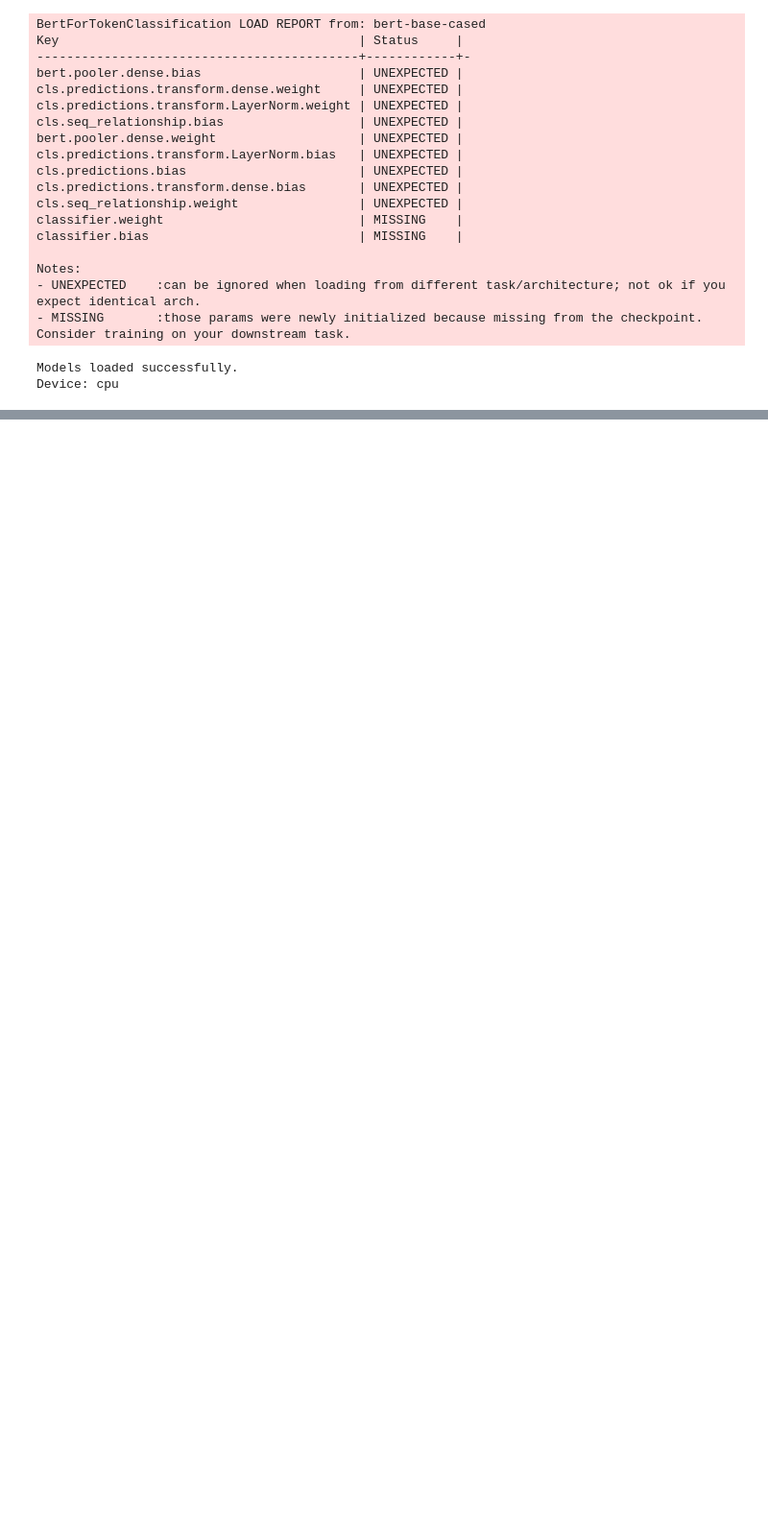
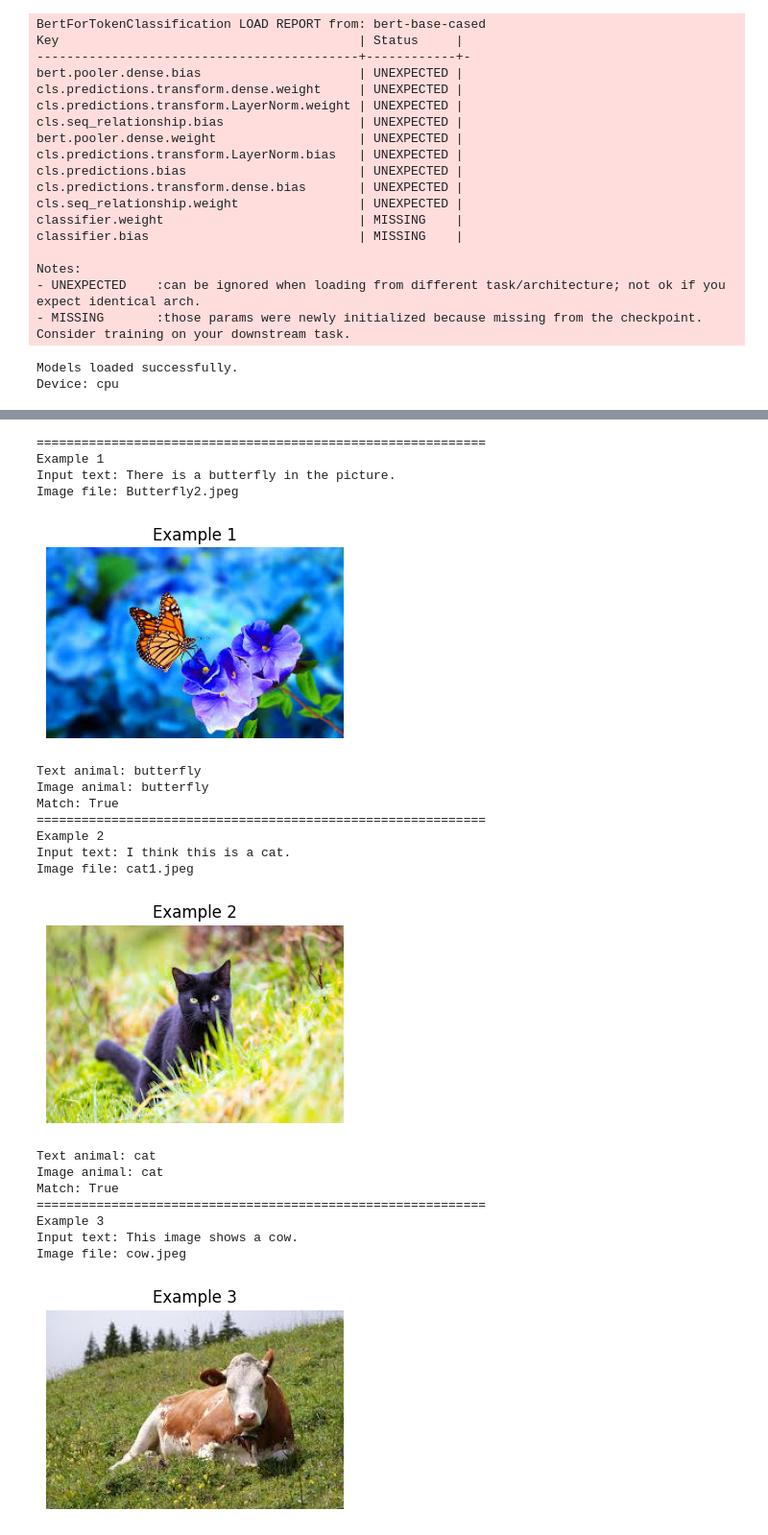
Before and after one commit to novokhatskyi/Winstars.AI, a Jupyter notebook: NER_CV/demo.ipynb, the cells around one changed output, grey strips where cells are left out. Shown at 96% size. Saved outputs shown, nothing was run; the diff lists cells and outputs as text; code cells hidden in the pictures; blank space fills up the shorter version.

```diff
--- a/NER_CV/demo.ipynb
+++ b/NER_CV/demo.ipynb
@@ -102,0 +95,53 @@ Match: False
+# %%
+for i, example in enumerate(examples, start=1):
+    text = example["text"]
+    image_path = data_path / example["image_name"]
+
+    print("=" * 60)
+    print(f"Example {i}")
+    print("Input text:", text)
+    print("Image file:", image_path.name)
+
+    image = Image.open(image_path).convert("RGB")
+    plt.figure(figsize=(4, 4))
+    plt.imshow(image)
+    plt.title(f"Example {i}")
+    plt.axis("off")
+    plt.show()
+
+    result = run_pipeline(
+        text=text,
+        image_path=image_path,
+        cv_model=cv_model,
+        ner_model=ner_model,
+        tokenizer=tokenizer,
+        idx_to_class=idx_to_class,
+        id_to_label=id_to_label,
+        device=device
+    )
+
+    print("Text animal:", result["text_animal"])
+    print("Image animal:", result["image_animal"])
+    print("Match:", result["match"])
+# %% [output]
+============================================================
+Example 1
+Input text: There is a butterfly in the picture.
+Image file: Butterfly2.jpeg
+[figure, added]
+Text animal: butterfly
+Image animal: butterfly
+Match: True
+============================================================
+Example 2
+Input text: I think this is a cat.
+Image file: cat1.jpeg
+[figure, added]
+Text animal: cat
+Image animal: cat
+Match: True
+============================================================
+Example 3
+Input text: This image shows a cow.
+Image file: cow.jpeg
+[figure, added]
```
Also changed, not shown: parts of 3 cells of this notebook, 1 other file.
